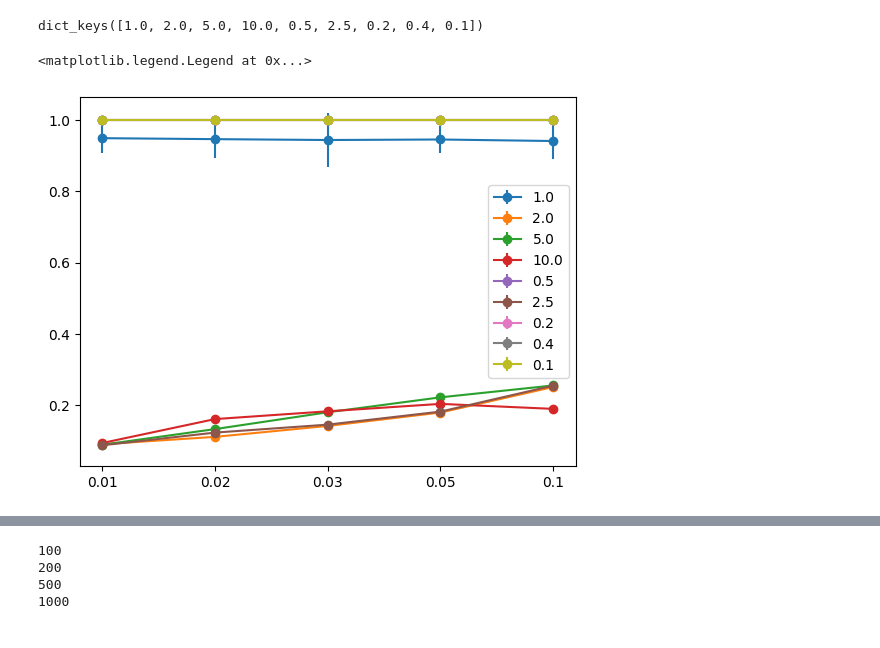
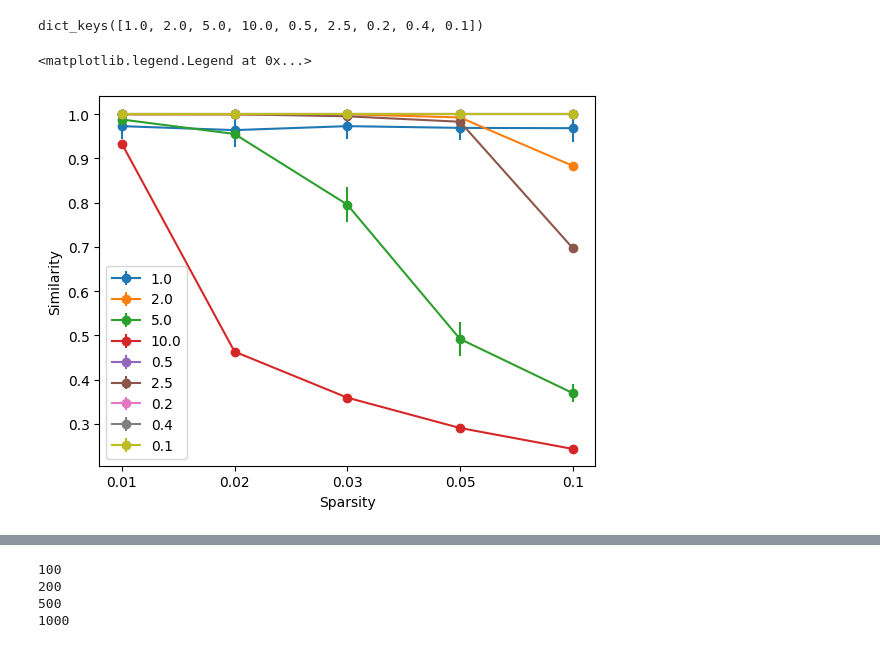
Before and after one commit to wormLove/DCNet, a Jupyter notebook: DCNet_Pytorch.ipynb, the cells around one changed output, grey strips where cells are left out. Drawn from its saved outputs; the diff is of its cells as text; code cells hidden in the pictures.

```diff
--- a/DCNet_Pytorch.ipynb
+++ b/DCNet_Pytorch.ipynb
@@ -538,15 +554,13 @@ def init_wights(n: int, m: int, s: float):
     w_n = normalize(w, p=2, dim=0)
     return w_n
 # %%
+import time
 E = torch.zeros(4, 4, 5)
 SimScores = torch.zeros(4, 4, 5)
 
-
-# test on dictionaries where response based on similarity is good approximator of final response
-
 for i, n in enumerate([100, 200, 500, 1000]):
-    print(n)
     for j, m in enumerate([100, 200, 500, 1000]):
+        start = time.time()
         for k, sp in enumerate([1, 2, 3, 5, 10]):
             s = 0.01*sp
             for _ in range(100):
@@ -556,9 +570,10 @@ for i, n in enumerate([100, 200, 500, 1000]):
                 ind = torch.randint(0, m, (int(m*s),))
                 y[0, ind] = 1
                 x = torch.mm(y, W_n.T)
-                layer = ModuleD(W_n)
+                layer = ModuleD2(W_n)
                 y_hat = layer(x)
                 y_0 = torch.mm(x, W_n)
                 E[i, j, k] += torch.flatten(torch.mm(y, y_hat.T), start_dim=0)[0]/(torch.norm(y, p='fro')*torch.norm(y_hat, p='fro'))
                 SimScores[i, j, k] += torch.flatten(compare_vecs(y, y_0, n), start_dim=0)[0]
+        print(f"time elapsed = {time.time()-start} for n = {n}, m = {m}" )
 # %% [output]
@@ -582,9 +609,11 @@ dict_keys([1.0, 2.0, 5.0, 10.0, 0.5, 2.5, 0.2, 0.4, 0.1])
 # %%
 for k, v in ErrorDict.items():
         y_err = 0.01*torch.std(v[1:,:], dim=0)
         plt.errorbar([*range(5)], 0.01*torch.mean(v[1:,:], dim=0), label=str(k), yerr = y_err, marker='o')
         plt.xticks(range(5), [0.01, 0.02, 0.03, 0.05, 0.1])
+        plt.xlabel("Sparsity")
+        plt.ylabel("Similarity")
 plt.legend()
 # %% [output]
 <matplotlib.legend.Legend at 0x...>
-[figure, old version]
+[figure, new version]
```
Also changed, not shown: parts of 8 cells of this notebook.
